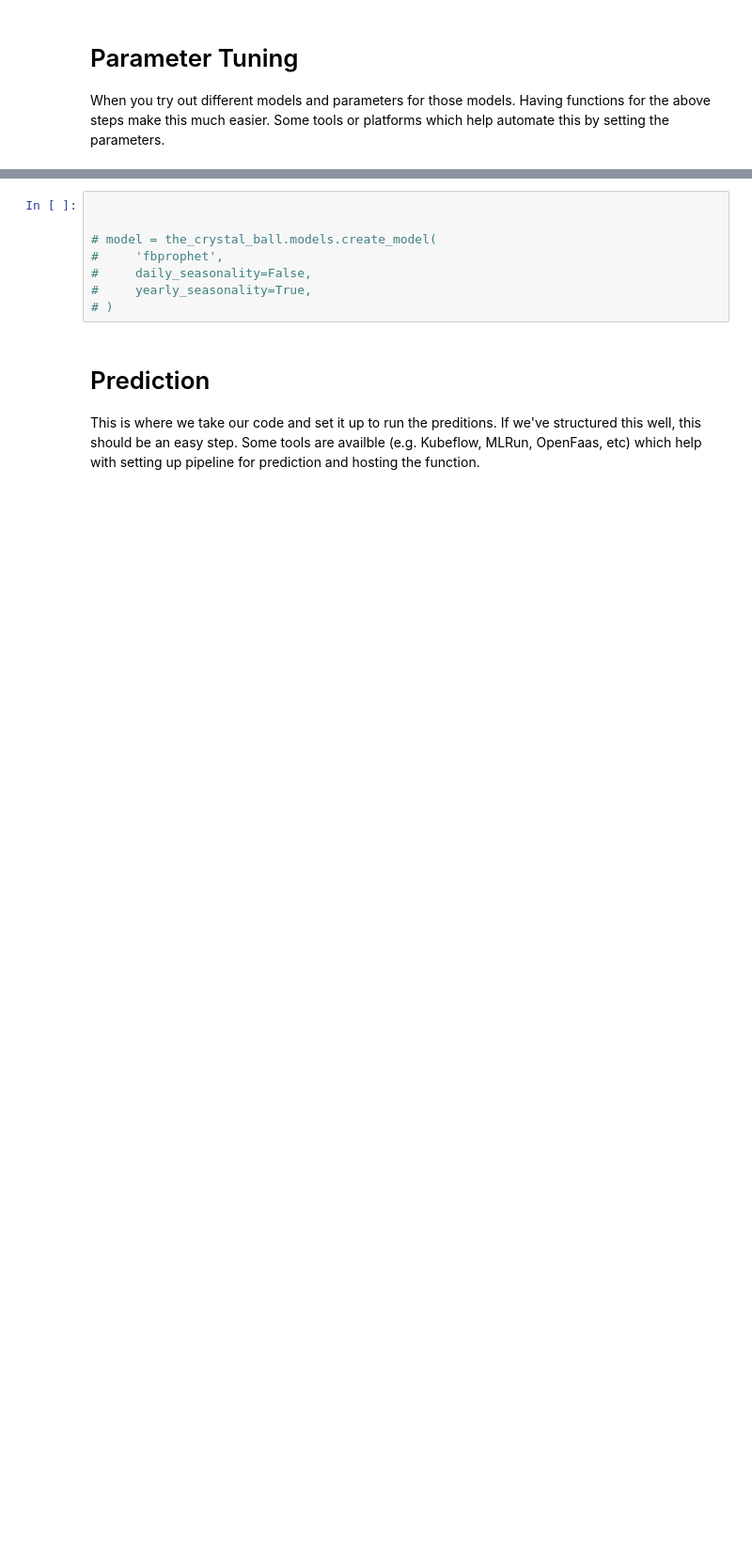
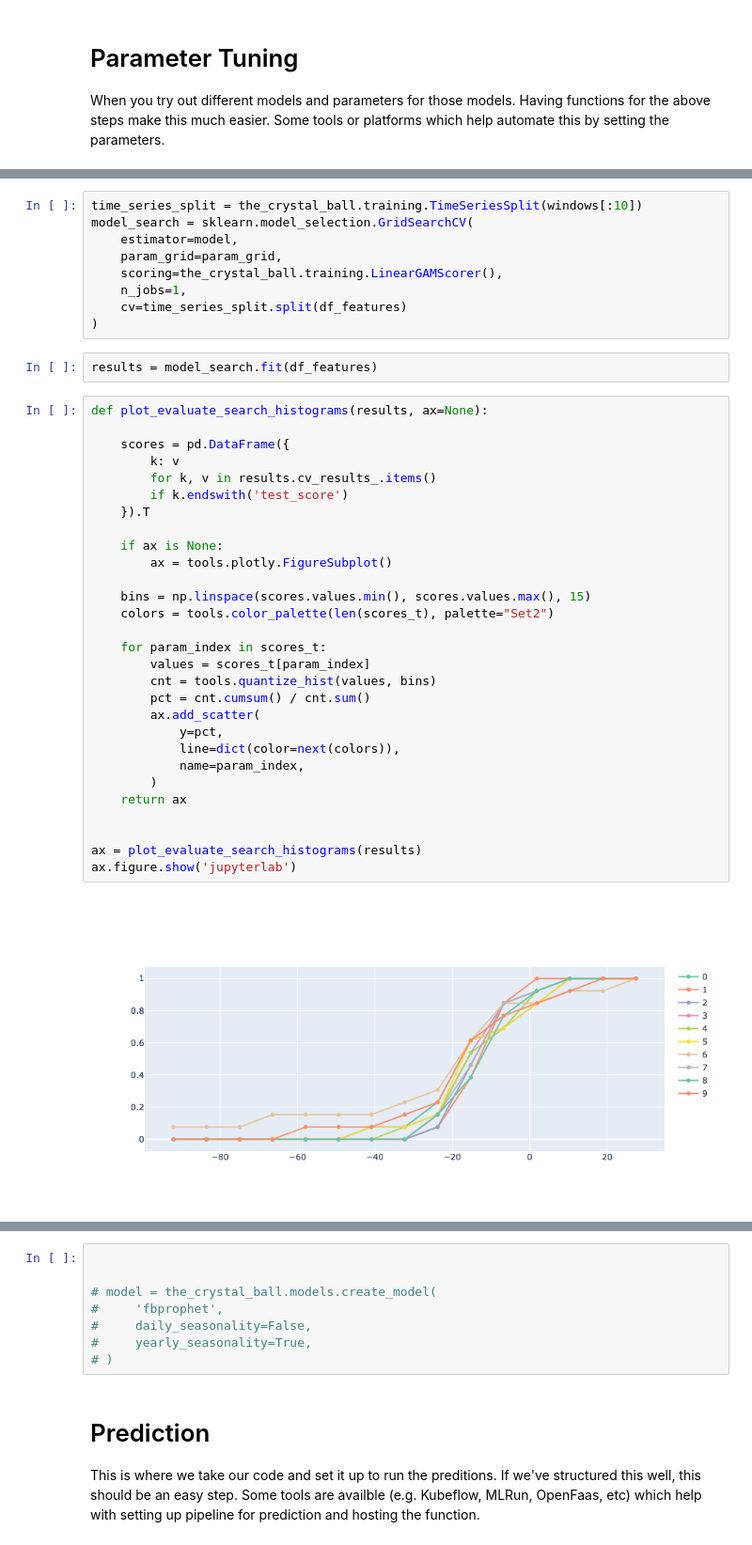
Before and after one commit to earthastronaut/the_crystal_ball, a Jupyter notebook: notebook/the_crystal_ball.ipynb, the cells around one changed output, grey strips where cells are left out. Shown: that part at 94% size. Drawn from its saved outputs; the diff is of its cells as text; blank space fills up the shorter version.

Commit message:
updated LinearGAM and code so can do a hyperparameter tuning

```diff
--- a/notebook/the_crystal_ball.ipynb
+++ b/notebook/the_crystal_ball.ipynb
@@ -318,0 +344,42 @@ When you try out different models and parameters for those models. Having functi
+# %%
+time_series_split = the_crystal_ball.training.TimeSeriesSplit(windows[:10])
+model_search = sklearn.model_selection.GridSearchCV(
+    estimator=model,
+    param_grid=param_grid,
+    scoring=the_crystal_ball.training.LinearGAMScorer(),
+    n_jobs=1,
+    cv=time_series_split.split(df_features)
+)
+# %%
+results = model_search.fit(df_features)
+# %%
+def plot_evaluate_search_histograms(results, ax=None):
+
+    scores = pd.DataFrame({
+        k: v
+        for k, v in results.cv_results_.items()
+        if k.endswith('test_score')
+    }).T
+
+    if ax is None:
+        ax = tools.plotly.FigureSubplot()
+
+    bins = np.linspace(scores.values.min(), scores.values.max(), 15)
+    colors = tools.color_palette(len(scores_t), palette="Set2")
+
+    for param_index in scores_t:
+        values = scores_t[param_index]
+        cnt = tools.quantize_hist(values, bins)
+        pct = cnt.cumsum() / cnt.sum()
+        ax.add_scatter(
+            y=pct,
+            line=dict(color=next(colors)),
+            name=param_index,
+        )
+    return ax
+
+
+ax = plot_evaluate_search_histograms(results)
+ax.figure.show('jupyterlab')
+# %% [output]
+[figure, added]
```
Also changed, not shown: parts of 10 cells of this notebook, 3 other files.
